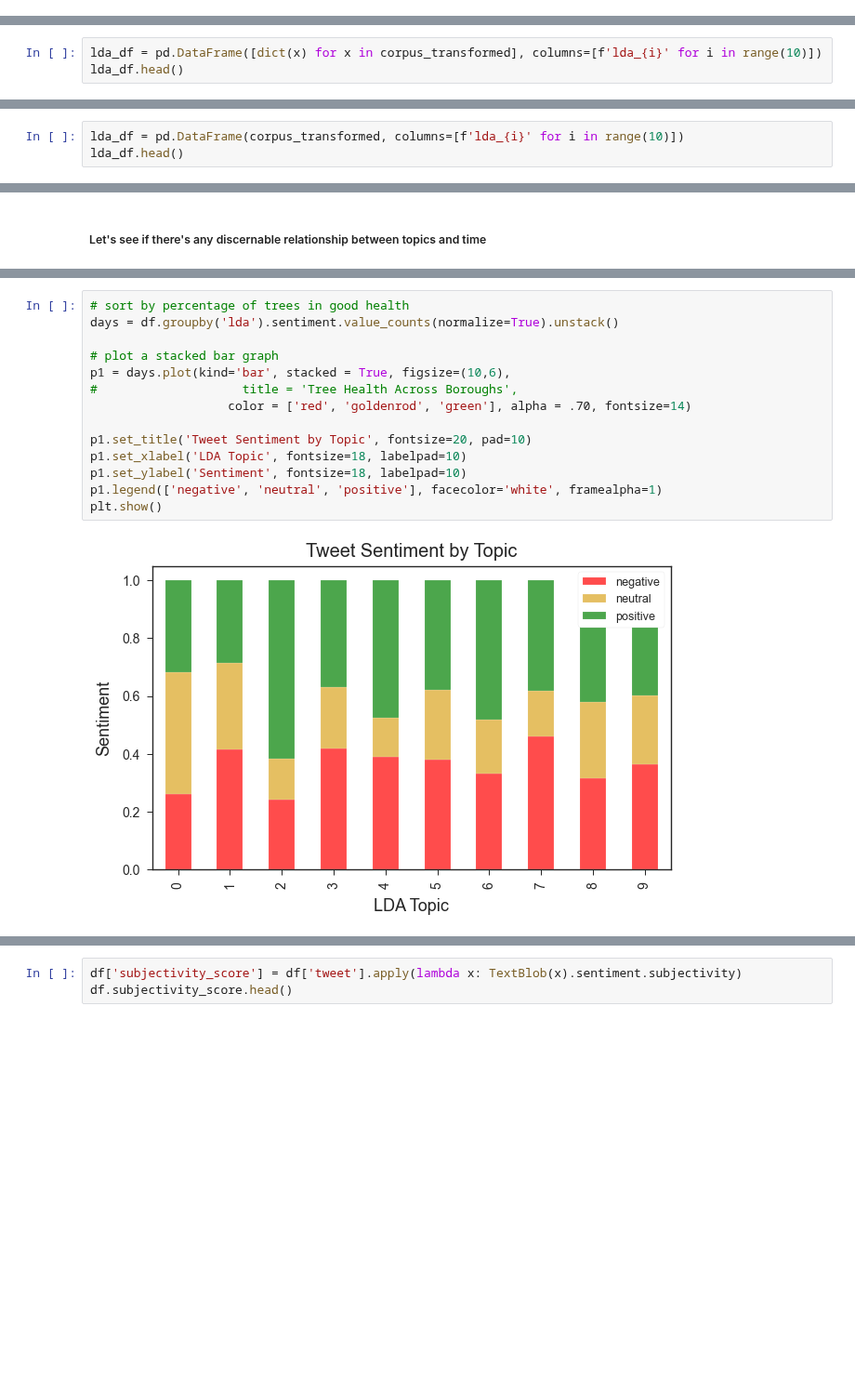
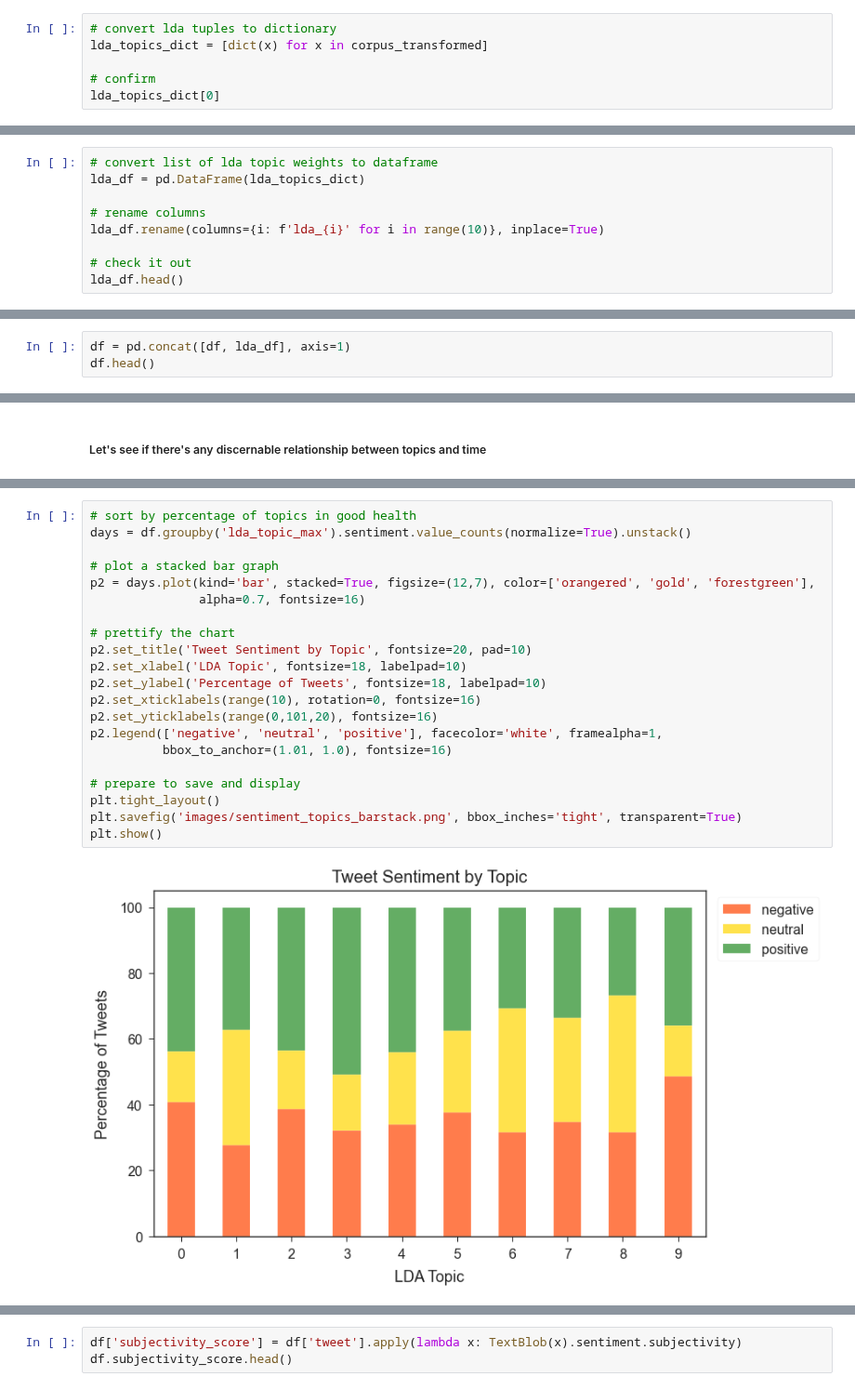
Before and after one commit to p-szymo/twitter-sentiment-analysis, a Jupyter notebook: 03a_nlp_features_notebook.ipynb, the cells around one changed output, grey strips where cells are left out. Shown at 93% size. Drawn from its saved outputs; the diff is of its cells as text; blank space fills up the shorter version.

```diff
--- a/03a_nlp_features_notebook.ipynb
+++ b/03a_nlp_features_notebook.ipynb
@@ -418,3 +420,9 @@ df['lda_topic_max'].head()
 3    0
 4    4
 Name: lda_topic_max, dtype: int64
+# %%
+# convert lda tuples to dictionary
+lda_topics_dict = [dict(x) for x in corpus_transformed]
+
+# confirm
+lda_topics_dict[0]
@@ -421,5 +440,11 @@ Name: lda_topic_max, dtype: int64
 # %%
-lda_df = pd.DataFrame([dict(x) for x in corpus_transformed], columns=[f'lda_{i}' for i in range(10)])
+# convert list of lda topic weights to dataframe
+lda_df = pd.DataFrame(lda_topics_dict)
+
+# rename columns
+lda_df.rename(columns={i: f'lda_{i}' for i in range(10)}, inplace=True)
+
+# check it out
 lda_df.head()
 # %% [output]
 |  | lda_0 | lda_1 | lda_2 | lda_3 | lda_4 | lda_5 | lda_6 | lda_7 | lda_8 | lda_9 |
@@ -431,3 +455,0 @@ lda_df.head()
-# %%
-lda_df = pd.DataFrame(corpus_transformed, columns=[f'lda_{i}' for i in range(10)])
-lda_df.head()
@@ -446,0 +456,3 @@ dict(corpus_transformed[0])
+# %%
+df = pd.concat([df, lda_df], axis=1)
+df.head()
@@ -469,16 +498,23 @@ plt.show()
 # %%
-# sort by percentage of trees in good health
-days = df.groupby('lda').sentiment.value_counts(normalize=True).unstack()
+# sort by percentage of topics in good health
+days = df.groupby('lda_topic_max').sentiment.value_counts(normalize=True).unstack()
 
 # plot a stacked bar graph
-p1 = days.plot(kind='bar', stacked = True, figsize=(10,6),
-#                    title = 'Tree Health Across Boroughs',
-                   color = ['red', 'goldenrod', 'green'], alpha = .70, fontsize=14)
+p2 = days.plot(kind='bar', stacked=True, figsize=(12,7), color=['orangered', 'gold', 'forestgreen'],
+               alpha=0.7, fontsize=16)
 
-p1.set_title('Tweet Sentiment by Topic', fontsize=20, pad=10)
-p1.set_xlabel('LDA Topic', fontsize=18, labelpad=10)
-p1.set_ylabel('Sentiment', fontsize=18, labelpad=10)
-p1.legend(['negative', 'neutral', 'positive'], facecolor='white', framealpha=1)
+# prettify the chart
+p2.set_title('Tweet Sentiment by Topic', fontsize=20, pad=10)
+p2.set_xlabel('LDA Topic', fontsize=18, labelpad=10)
+p2.set_ylabel('Percentage of Tweets', fontsize=18, labelpad=10)
+p2.set_xticklabels(range(10), rotation=0, fontsize=16)
+p2.set_yticklabels(range(0,101,20), fontsize=16)
+p2.legend(['negative', 'neutral', 'positive'], facecolor='white', framealpha=1,
+          bbox_to_anchor=(1.01, 1.0), fontsize=16)
+
+# prepare to save and display
+plt.tight_layout()
+plt.savefig('images/sentiment_topics_barstack.png', bbox_inches='tight', transparent=True)
 plt.show()
 # %% [output]
-[figure, old version]
+[figure, new version]
```
Also changed, not shown: parts of 39 cells of this notebook, 20 other files.
